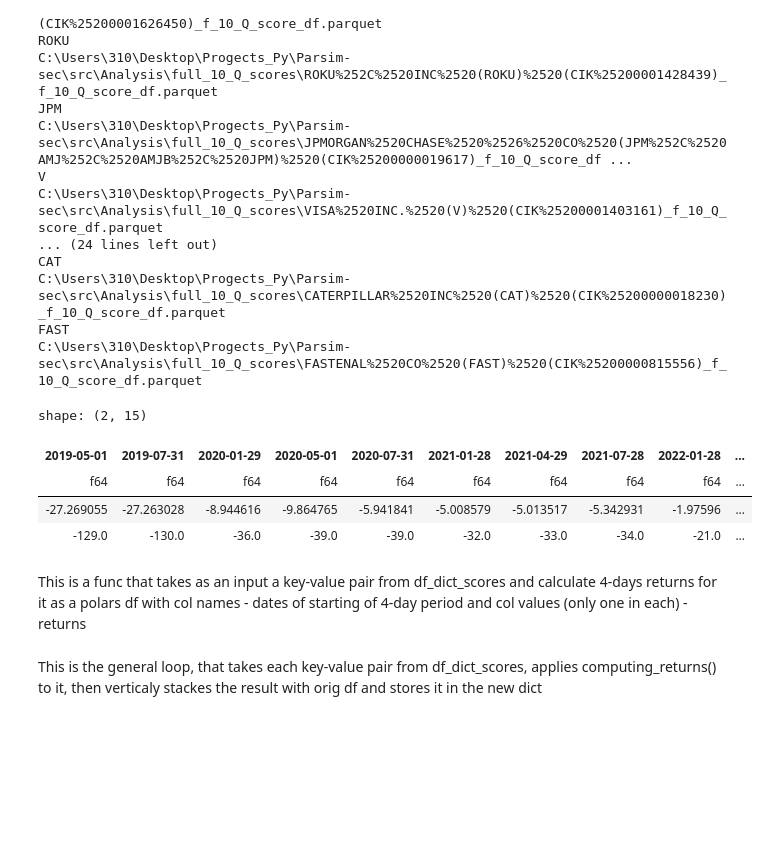
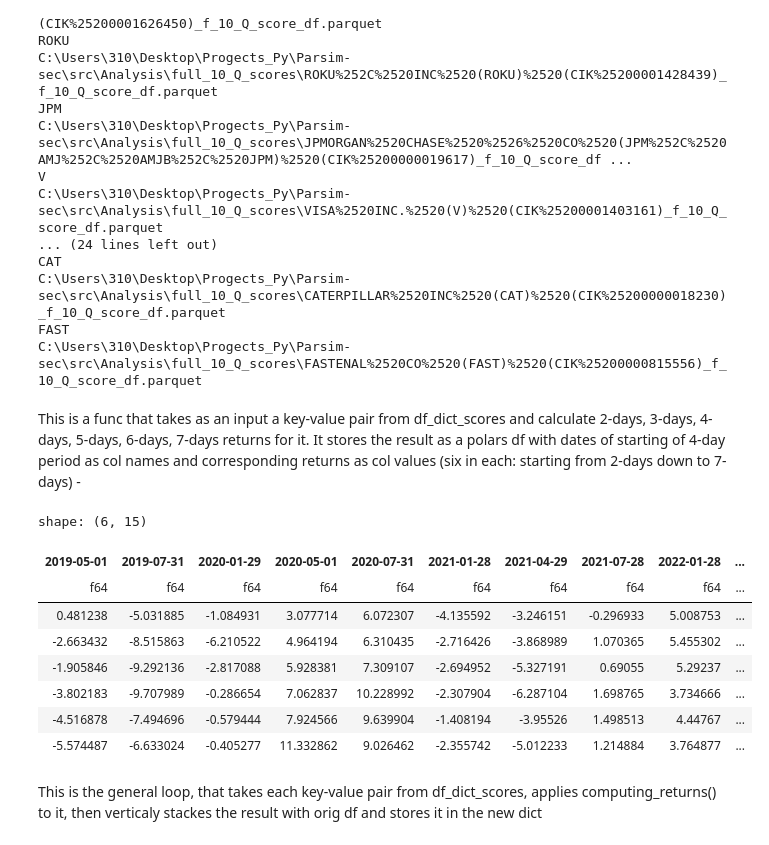
Before and after one commit to LeatherBag011235/Parsim-sec, a Jupyter notebook: src/Analysis/YFiin_excess_returns.ipynb, the cells around one changed output. Drawn from its saved outputs; the diff is of its cells as text; code cells hidden in the pictures; blank space fills up the shorter version.

```diff
--- a/src/Analysis/YFiin_excess_returns.ipynb
+++ b/src/Analysis/YFiin_excess_returns.ipynb
@@ -70,11 +63,3 @@ CAT
 C:\Users\310\Desktop\Progects_Py\Parsim-sec\src\Analysis\full_10_Q_scores\CATERPILLAR%2520INC%2520(CAT)%2520(CIK%25200000018230)_f_10_Q_score_df.parquet
 FAST
 C:\Users\310\Desktop\Progects_Py\Parsim-sec\src\Analysis\full_10_Q_scores\FASTENAL%2520CO%2520(FAST)%2520(CIK%25200000815556)_f_10_Q_score_df.parquet
-# %%
-df_dict_scores["AAPL"]
-# %% [output]
-shape: (2, 15)
-| 2019-05-01 | 2019-07-31 | 2020-01-29 | 2020-05-01 | 2020-07-31 | 2021-01-28 | 2021-04-29 | 2021-07-28 | 2022-01-28 | ... |
-| f64 | f64 | f64 | f64 | f64 | f64 | f64 | f64 | f64 | ... |
-| -27.269055 | -27.263028 | -8.944616 | -9.864765 | -5.941841 | -5.008579 | -5.013517 | -5.342931 | -1.97596 | ... |
-| -129.0 | -130.0 | -36.0 | -39.0 | -39.0 | -32.0 | -33.0 | -34.0 | -21.0 | ... |
@@ -81,5 +69,5 @@ shape: (2, 15)
 # %% [markdown]
-This is a func that takes as an input a key-value pair from df_dict_scores and calculate 4-days returns for it as a polars df with col names - dates of starting of 4-day period and col values (only one in each) - returns
+This is a func that takes as an input a key-value pair from df_dict_scores and calculate 2-days, 3-days, 4-days, 5-days, 6-days, 7-days returns for it. It stores the result as a polars df with dates of starting of 4-day period as col names and corresponding returns as col values (six in each: starting from 2-days down to 7-days) -
 # %%
 def computing_returns(tic_sym, df):
 
@@ -107,6 +100,18 @@ def computing_returns(tic_sym, df):
     four_day_returns_df = pl.DataFrame(four_day_returns)
 
     return four_day_returns_df
+# %%
+computing_returns(tic_sym, df)
+# %% [output]
+shape: (6, 15)
+| 2019-05-01 | 2019-07-31 | 2020-01-29 | 2020-05-01 | 2020-07-31 | 2021-01-28 | 2021-04-29 | 2021-07-28 | 2022-01-28 | ... |
+| f64 | f64 | f64 | f64 | f64 | f64 | f64 | f64 | f64 | ... |
+| 0.481238 | -5.031885 | -1.084931 | 3.077714 | 6.072307 | -4.135592 | -3.246151 | -0.296933 | 5.008753 | ... |
+| -2.663432 | -8.515863 | -6.210522 | 4.964194 | 6.310435 | -2.716426 | -3.868989 | 1.070365 | 5.455302 | ... |
+| -1.905846 | -9.292136 | -2.817088 | 5.928381 | 7.309107 | -2.694952 | -5.327191 | 0.69055 | 5.29237 | ... |
+| -3.802183 | -9.707989 | -0.286654 | 7.062837 | 10.228992 | -2.307904 | -6.287104 | 1.698765 | 3.734666 | ... |
+| -4.516878 | -7.494696 | -0.579444 | 7.924566 | 9.639904 | -1.408194 | -3.95526 | 1.498513 | 4.44767 | ... |
+| -5.574487 | -6.633024 | -0.405277 | 11.332862 | 9.026462 | -2.355742 | -5.012233 | 1.214884 | 3.764877 | ... |
 # %% [markdown]
 This is the general loop, that takes each key-value pair from df_dict_scores, applies computing_returns() to it, then verticaly stackes the result with orig df and stores it in the new dict
 # %%
```
Also changed, not shown: parts of 20 cells of this notebook.
